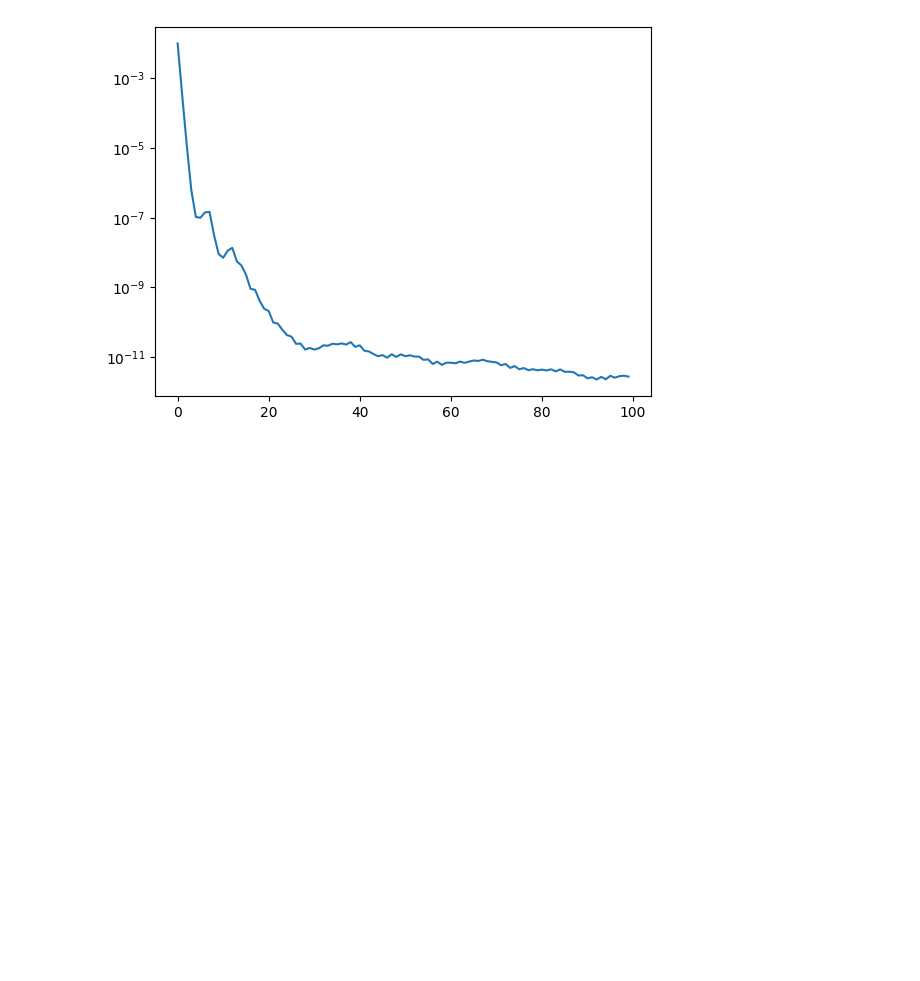
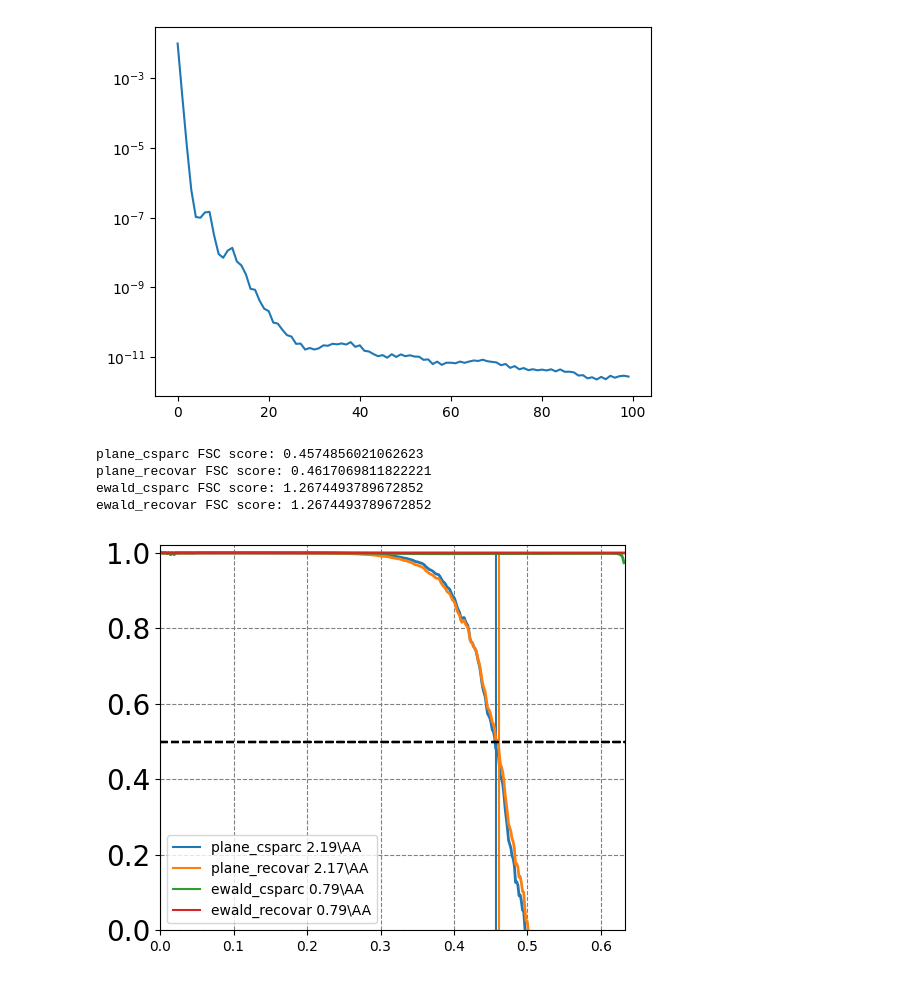
Before and after one commit to ma-gilles/recovar, a Jupyter notebook: ewald_test_cg.ipynb, the cells around one changed output. Saved outputs shown, nothing was run; the diff lists cells and outputs as text; code cells hidden in the pictures; blank space fills up the shorter version.

```diff
--- a/ewald_test_cg.ipynb
+++ b/ewald_test_cg.ipynb
@@ -286,20 +261,49 @@ plot_utils.plot_fsc(cryo, gt_vol,means['combined'])#, mask = csparc_mask)
 plot_utils.plot_fsc(cryo, gt_vol,means['combined'])#, mask = csparc_mask)
 # %%
 reload(plot_utils)
+vol_dir = '/home/mg6942/mytigress/CS-ewald/'
 J = '55'
-csparc_vol = utils.load_mrc(f"{vol_dir}J{J}/J{J}_volume_map.mrc")
-ax = plot_utils.plot_fsc(cryo, gt_vol,ftu.get_dft3(csparc_vol), name = 'plane_csparc')#, mask = csparc_mask)
+csparc_mask = utils.load_mrc(f"{vol_dir}J{J}/J{J}_volume_mask_fsc.mrc")
+
+recovar_dir = '/home/mg6942/mytigress/capsoid_800_ewald_noise_1e-6/'
+J = '110'
+# csparc_vol = utils.load_mrc(f"{vol_dir}J{J}/J{J}_volume_map.mrc")
+csparc_vol = 0.5 * (utils.load_mrc(f"{vol_dir}J{J}/J{J}_volume_map_half_A.mrc") + utils.load_mrc(f"{vol_dir}J{J}/J{J}_volume_map_half_B.mrc") )
+ax = plot_utils.plot_fsc(cryo, gt_vol,ftu.get_dft3(csparc_vol), name = 'plane_csparc', threshold = 1/2, mask = csparc_mask)
 
 
-J = '57'
-csparc_vol = utils.load_mrc(f"{vol_dir}J{J}/J{J}_volume_map.mrc")
-ax = plot_utils.plot_fsc(cryo, gt_vol,ftu.get_dft3(csparc_vol), name =  'ewald_csparc', ax = ax)#, mask = csparc_mask)
+vol_dir = recovar_dir
+# J = '55'
+# ax = None
+x1 = utils.load_mrc(f"{vol_dir}/recon_plane.mrc")
+ax = plot_utils.plot_fsc(cryo, gt_vol,ftu.get_dft3(x1), name = 'plane_recovar', ax = ax, mask = csparc_mask, threshold = 1/2)
+
+vol_dir = '/home/mg6942/mytigress/CS-ewald/'
+
+J = '109'
+# csparc_vol = utils.load_mrc(f"{vol_dir}J{J}/J{J}_volume_map.mrc")
+csparc_vol = 0.5 * (utils.load_mrc(f"{vol_dir}J{J}/J{J}_volume_map_half_A.mrc") + utils.load_mrc(f"{vol_dir}J{J}/J{J}_volume_map_half_B.mrc") )
+ax = plot_utils.plot_fsc(cryo, gt_vol,ftu.get_dft3(csparc_vol), name =  'ewald_csparc', ax = ax, threshold = 1/2, mask = csparc_mask)
 
 
-# J = '55'
-# csparc_vol = utils.load_mrc(f"{vol_dir}J{J}/J{J}_volume_map.mrc")
-ax = plot_utils.plot_fsc(cryo, gt_vol,means['combined'], name = 'plane_recovar', ax = ax)#, mask = csparc_mask)
+# J = '57'
+vol_dir = recovar_dir
 
-# J = '57'
-# csparc_vol = utils.load_mrc(f"{vol_dir}J{J}/J{J}_volume_map.mrc")
-ax = plot_utils.plot_fsc(cryo, gt_vol,ftu.get_dft3(x1), name =  'ewald_recovar', ax = ax)#, mask = csparc_mask)
+x1 = utils.load_mrc(f"{vol_dir}/recon_1.mrc")
+
+ax = plot_utils.plot_fsc(cryo, gt_vol,ftu.get_dft3(x1), name =  'ewald_recovar', ax = ax, mask = csparc_mask, threshold = 1/2)
+
+
+# # J = '55'
+# # csparc_vol = utils.load_mrc(f"{vol_dir}J{J}/J{J}_volume_map.mrc")
+# ax = plot_utils.plot_fsc(cryo, gt_vol,means['combined'], name = 'plane_recovar', ax = ax)#, mask = csparc_mask)
+
+# # J = '57'
+# # csparc_vol = utils.load_mrc(f"{vol_dir}J{J}/J{J}_volume_map.mrc")
+# ax = plot_utils.plot_fsc(cryo, gt_vol,ftu.get_dft3(x1), name =  'ewald_recovar', ax = ax)#, mask = csparc_mask)
+# %% [output]
+plane_csparc FSC score: 0.4574856021062623
+plane_recovar FSC score: 0.4617069811822221
+ewald_csparc FSC score: 1.2674493789672852
+ewald_recovar FSC score: 1.2674493789672852
+[figure, added]
```
Also changed, not shown: parts of 5 cells of this notebook, 11 other files.
